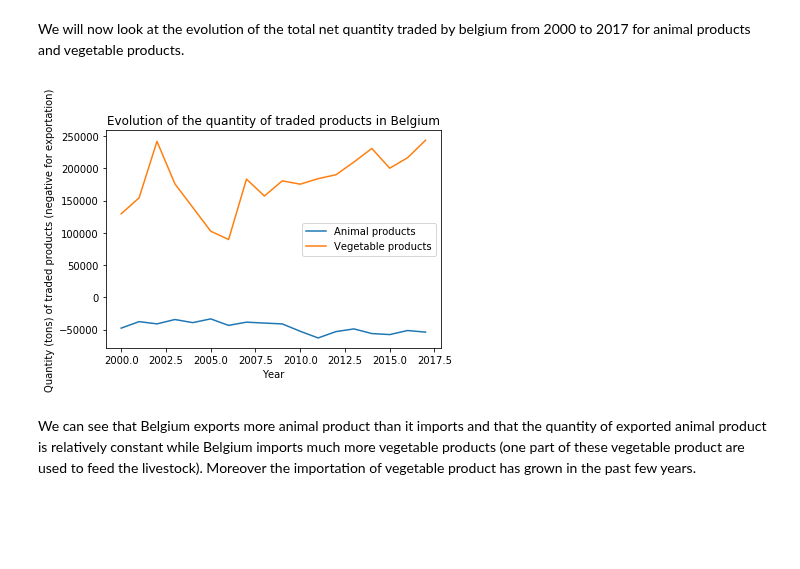
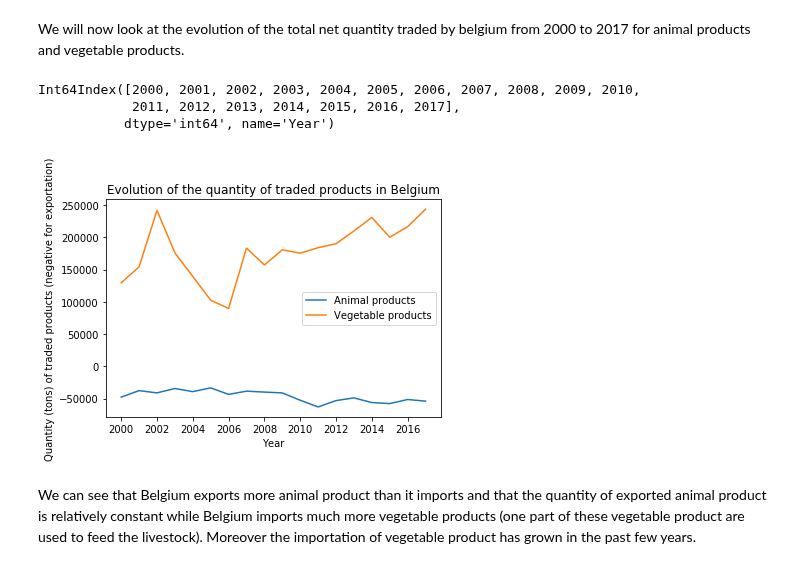
Before and after one commit to Lambo97/ADAProject, a Jupyter notebook: src/Final.ipynb, the cells around one changed output. Drawn from its saved outputs; the diff is of its cells as text; code cells hidden in the pictures; blank space fills up the shorter version.

```diff
--- a/src/Final.ipynb
+++ b/src/Final.ipynb
@@ -798,19 +834,29 @@ belgium_vegetable_trade.head()
 |  | 2004 | 710.25 | 0.0 | -710.25 |
 # %% [markdown]
 We will now look at the evolution of the total net quantity traded by belgium from 2000 to 2017 for animal products and vegetable products.
+# %%
+total_animal_product.index
+# %% [output]
+Int64Index([2000, 2001, 2002, 2003, 2004, 2005, 2006, 2007, 2008, 2009, 2010,
+            2011, 2012, 2013, 2014, 2015, 2016, 2017],
+           dtype='int64', name='Year')
 # %%
 total_animal_product = belgium_animal_trade.groupby(level=1).sum()['Net Quantity']
 total_vegetable_product = belgium_vegetable_trade.groupby(level=1).sum()['Net Quantity']
 
-plt.plot(range(2000,2018), total_animal_product, label='Animal products')
-plt.plot(range(2000,2018), total_vegetable_product, label='Vegetable products')
+fig = plt.figure()
+plt.plot(total_animal_product.index, total_animal_product, label='Animal products')
+plt.plot(total_animal_product.index, total_vegetable_product, label='Vegetable products')
+# Set x label as integer
+ax = fig.gca()
+ax.xaxis.set_major_locator(MaxNLocator(integer=True))
 plt.title("Evolution of the quantity of traded products in Belgium")
 plt.ylabel("Quantity (tons) of traded products (negative for exportation)")
 plt.xlabel("Year")
 plt.legend()
 plt.show()
 # %% [output]
-[figure, old version]
+[figure, new version]
 # %% [markdown]
 We can see that Belgium exports more animal product than it imports and that the quantity of exported animal product is relatively constant while Belgium imports much more vegetable products (one part of these vegetable product are used to feed the livestock). Moreover the importation of vegetable product has grown in the past few years.
 # %% [markdown]
```
Also changed, not shown: parts of 34 cells of this notebook, 4 other files.
